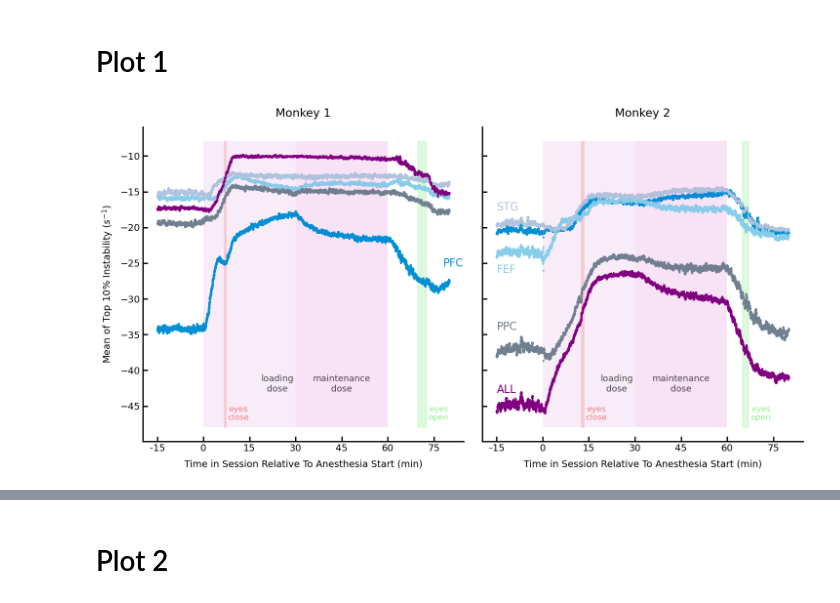
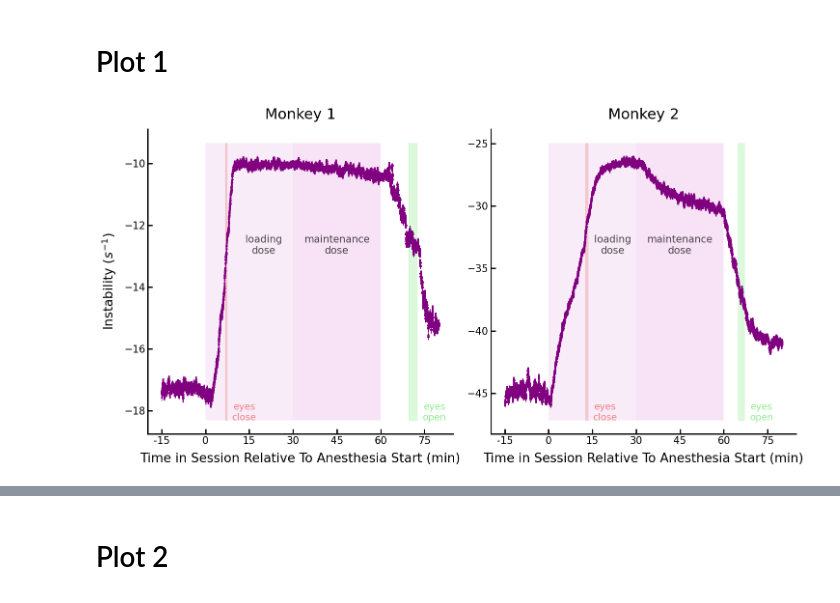
Before and after one commit to adamjeisen/ChaoticConsciousness, a Jupyter notebook: _sandbox/Figures/2023-04-13 - Figure 2 (Stability LFP).ipynb, the cells around one changed output, grey strips where cells are left out. Cells and saved outputs as stored; diff of their text form; code cells hidden in the pictures.

```diff
--- a/_sandbox/Figures/2023-04-13 - Figure 2 (Stability LFP).ipynb
+++ b/_sandbox/Figures/2023-04-13 - Figure 2 (Stability LFP).ipynb
@@ -359,25 +359,26 @@ for monkey in monkeys:
             eyes_closes[monkey].append(session_dict['eyes_close'] - session_dict['session_info']['drugStart'][0])
             eyes_opens[monkey].append(session_dict['eyes_open']  - session_dict['session_info']['drugStart'][0])
 # %%
-xlabel_fontsize= 14
-ylabel_fontsize= 14
-tick_fontsize=14
-title_fontsize = 17
+xlabel_fontsize= 19
+ylabel_fontsize= 19
+tick_fontsize=15
+title_fontsize = 22
 # legend_fontsize=14
-onplot_fontsize=16
+onplot_fontsize=18
 time_vals = np.arange(int((leadup_time + 60 + post_time)*60*(1/dt_stab)))*dt_stab/60 - leadup_time
 plot_start_time = -15
 plot_end_time = 60 + 20
 s = 4
 time_inds = np.logical_and(time_vals >= plot_start_time, time_vals <= plot_end_time)
 
-fig, axs = plt.subplots(1, 2, figsize=(15, 8), sharey=True)
+fig, axs = plt.subplots(1, 2, figsize=(15, 8), sharey=False)
 
 lns = []
 
 for i, monkey in enumerate(monkeys):
     ax = axs[i]
-    for area in stability_all[monkey].keys():
+#     for area in stability_all[monkey].keys():
+    for area in ['all']:
 
         ax.scatter(time_vals[time_inds][counts_safe_all[monkey][area][time_inds] > 0], mean_stab_all[monkey][area][time_inds][counts_safe_all[monkey][area][time_inds] > 0], label=area_labels[area], color=area_colors[area], s=s)
         ax.errorbar(time_vals[time_inds][counts_safe_all[monkey][area][time_inds] > 0], mean_stab_all[monkey][area][time_inds][counts_safe_all[monkey][area][time_inds] > 0], color=area_colors[area], yerr=se_all[monkey][area][time_inds][counts_safe_all[monkey][area][time_inds] > 0], ls='none', alpha=0.4)
@@ -399,15 +400,18 @@ for i, monkey in enumerate(monkeys):
             if area == 'CPB':
                 ax.text(-15, mean_stab_all[monkey][area][time_vals <= 0].mean() + 1.8, area_labels[area], color=area_colors[area], fontsize=onplot_fontsize)
 
-            if area == 'all':
-                ax.text(-15, mean_stab_all[monkey][area][time_vals <= 0].mean() + 1.8, area_labels[area], color=area_colors[area], fontsize=onplot_fontsize)
-ylim = ax.get_ylim()
-for i in range(2):
-    ax = axs[i]
+#             if area == 'all':
+#                 ax.text(-15, mean_stab_all[monkey][area][time_vals <= 0].mean() + 1.8, area_labels[area], color=area_colors[area], fontsize=onplot_fontsize)
+    ylim = ax.get_ylim()
+
     fill1 = ax.fill_betweenx(ylim, 0, 30, color='plum', alpha=0.2, label='infusion 1', edgecolor='none')
     fill2 = ax.fill_betweenx(ylim, 30, 60, color='orchid', alpha=0.2, label='infusion 2', edgecolor='none')
-    ax.text(24, ylim[0] + 5, 'loading\ndose', fontsize=onplot_fontsize - 3, c='k', alpha=0.7, horizontalalignment='center',)
-    ax.text(45, ylim[0] + 5, 'maintenance\ndose', fontsize=onplot_fontsize - 3, c='k', alpha=0.7, horizontalalignment='center',)
+    if i == 1:
+        shift = 2
+    else:
+        shift = 0
+    ax.text(20 + shift, ylim[0] + (ylim[1] - ylim[0])*0.6, 'loading\ndose', fontsize=onplot_fontsize - 3, c='k', alpha=0.7, horizontalalignment='center',)
+    ax.text(45, ylim[0] + (ylim[1] - ylim[0])*0.6, 'maintenance\ndose', fontsize=onplot_fontsize - 3, c='k', alpha=0.7, horizontalalignment='center',)
     if i == 0:
         lns += plt.plot([], c=fill1.get_facecolors()[0], label=fill1.get_label())
         lns += plt.plot([], c=fill2.get_facecolors()[0], label=fill2.get_label())
@@ -415,34 +419,34 @@ for i in range(2):
         ax.spines[['right', 'top']].set_visible(False)
         ax.xaxis.set_ticks_position('bottom')
         ax.yaxis.set_ticks_position('left')
-        ax.set_ylabel(f'Mean of Top {top_percent*100:.0f}% Instability ' + r'($s^{-1}$)', fontsize=ylabel_fontsize)
+        ax.set_ylabel(f'Instability ' + r'($s^{-1}$)', fontsize=ylabel_fontsize)
     else:
 #         ax.spines[['right', 'top', 'left']].set_visible(False)
         ax.spines[['right', 'top']].set_visible(False)
         ax.xaxis.set_ticks_position('bottom')
         ax.tick_params(axis='y', which='both', left=True, right=False)
 
     xticks = [-15, 0, 15, 30, 45, 60, 75]
     ax.set_xticks(xticks, xticks)
     ax.set_xlabel('Time in Session Relative To Anesthesia Start (min)', fontsize=xlabel_fontsize)
     ax.tick_params(labelsize=tick_fontsize)
     ax.set_title(f'Monkey {i + 1}', fontsize=title_fontsize)
 
     mean_eyes_close = np.mean(eyes_closes[monkeys[i]])
     se_eyes_close = np.std(eyes_closes[monkeys[i]])/np.sqrt(len(eyes_closes[monkeys[i]]))
 
 #     ax.axvline(mean_eyes_close/60)
     ax.fill_betweenx(ylim, (mean_eyes_close - se_eyes_close)/60, (mean_eyes_close + se_eyes_close)/60, alpha=0.3, color='lightcoral')
-    ax.text((mean_eyes_close + se_eyes_close)/60 + 4, ylim[0] + 1, 'eyes\nclose', color='lightcoral', fontsize=onplot_fontsize - 4, horizontalalignment='center')
+    ax.text((mean_eyes_close + se_eyes_close)/60 + 6, ylim[0] + (ylim[1] - ylim[1])*0.1, 'eyes\nclose', color='lightcoral', fontsize=onplot_fontsize - 4, horizontalalignment='center')
 
     mean_eyes_open = np.mean(eyes_opens[monkeys[i]])
     se_eyes_open = np.std(eyes_opens[monkeys[i]])/np.sqrt(len(eyes_opens[monkeys[i]]))
 
 #     ax.axvline(mean_eyes_close/60)
     ax.fill_betweenx(ylim, (mean_eyes_open - se_eyes_open)/60, (mean_eyes_open + se_eyes_open)/60, alpha=0.3, color='lightgreen')
-    ax.text((mean_eyes_open + se_eyes_open)/60 + 4, ylim[0] + 1, 'eyes\nopen', color='lightgreen', fontsize=onplot_fontsize - 4, horizontalalignment='center')
+    ax.text((mean_eyes_open + se_eyes_open)/60 + 6, ylim[0] + (ylim[1] - ylim[1])*0.1, 'eyes\nopen', color='lightgreen', fontsize=onplot_fontsize - 4, horizontalalignment='center')
 # fig.legend(lns, [ln.get_label() for ln in lns], bbox_to_anchor=(0.9, -0.01), ncol=len(lns), fontsize=legend_fontsize)
 plt.tight_layout()
 plt.show()
 # %% [output]
-[figure, old version]
+[figure, new version]
```
Also changed, not shown: parts of 31 cells of this notebook, 18 other files.
